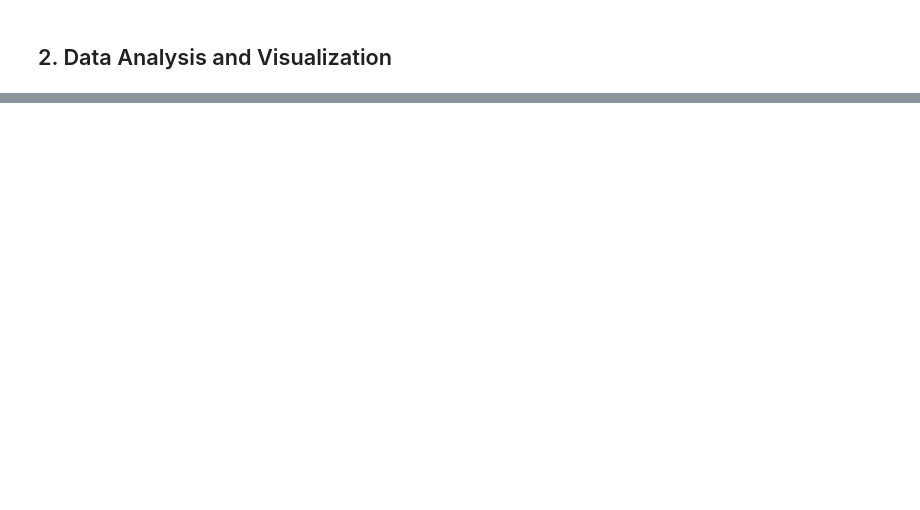
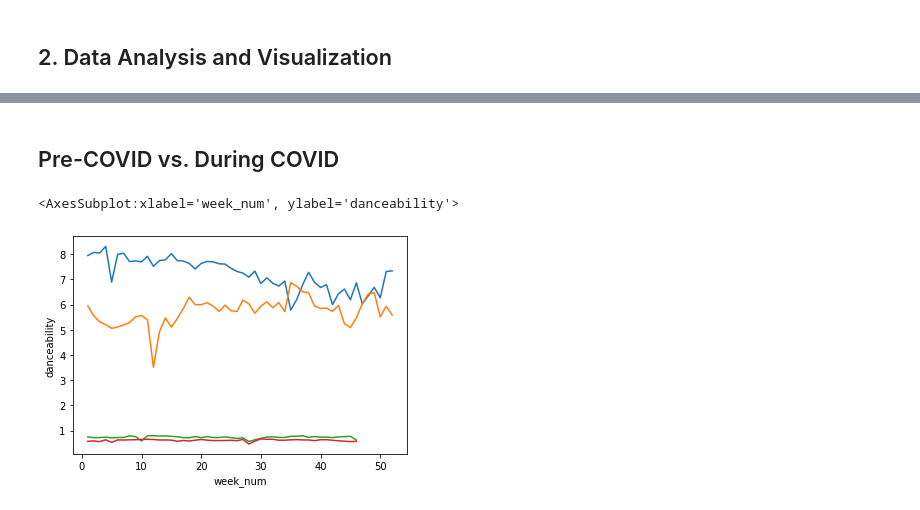
Before and after one commit to sonyal/COVIDSpotifyTrends, a Jupyter notebook: final.ipynb, the cells around one changed output, grey strips where cells are left out. Cells and saved outputs as stored; diff of their text form; code cells hidden in the pictures; blank space fills up the shorter version.

```diff
--- a/final.ipynb
+++ b/final.ipynb
@@ -140,3 +92,35 @@ grouped_spotify.head()
+# %%
+
+# We want to analyze Spotify data from January 2019 to January 2020 to compare to Spotify data when the first tests were administered
+i = pd.to_datetime('01/04/2019')
+pre_bins = []
+while i < pd.to_datetime('01/03/2020'):
+    temp = i + pd.Timedelta('7 days')
+    pre_bins.append((i,temp))
+    i = temp
+pre_bins = pd.IntervalIndex.from_tuples(pre_bins)
+# %%
+pre_spotify['start_date'] = pd.to_datetime(pre_spotify['start_date'])
+
+# Using the interval index created above, create a new column week which has the week interval of the data
+pre_spotify['week'] = pd.cut(pre_spotify['start_date'], pre_bins)
+
+# Now that every row has a week interval, they will be grouped with the total for each column
+grouped_pre = pre_spotify.groupby(['week']).sum()
+
+# Number the weeks to easily identify
+grouped_pre['week_num'] = list(range(1,len(pre_bins)+1))
+# %%
+# Reindex with only the columns we need
+pre_spotify = grouped_pre
+
+pre_spotify = pre_spotify.reindex(columns=['week_num','length', 'popularity',
+       'danceability', 'acousticness', 'danceability.1', 'energy',
+       'instrumentalness', 'liveness', 'loudness', 'speechiness', 'tempo',
+       'time_signature'])
+
+pre_spotify = pre_spotify.groupby(['week_num']).mean()
+pre_spotify.head()
 # %% [markdown]
 ## 1.3 Merge the Spotify and Covid Data
 # %%
@@ -193,2 +184,19 @@ Slope of trend in energy of top songs: 0.0003241261398176294
+# %% [markdown]
+## Pre-COVID vs. During COVID
+# %%
+# How do the trends in top Spotify songs sompare to trends pre-COVID?
+
+sns.lineplot(data=pre_spotify, x='week_num', y='danceability')
+sns.lineplot(data=pre_spotify, x='week_num', y='energy')
+# sns.lineplot(data=pre_spotify, x='week_num', y='instrumentalness')
+sns.lineplot(data=merged, x='week_num', y='danceability')
+sns.lineplot(data=merged, x='week_num', y='energy')
+# sns.lineplot(data=merged, x='week_num', y='instrumentalness')
+
+# Pre-COVID significantly higher danceability and energy
+# Speaks to what artists are writing/producing as well as what ppl are listening to
+# %% [output]
+<AxesSubplot:xlabel='week_num', ylabel='danceability'>
+[figure, added]
 # %%
 merged
```
Also changed, not shown: parts of 14 cells of this notebook.
